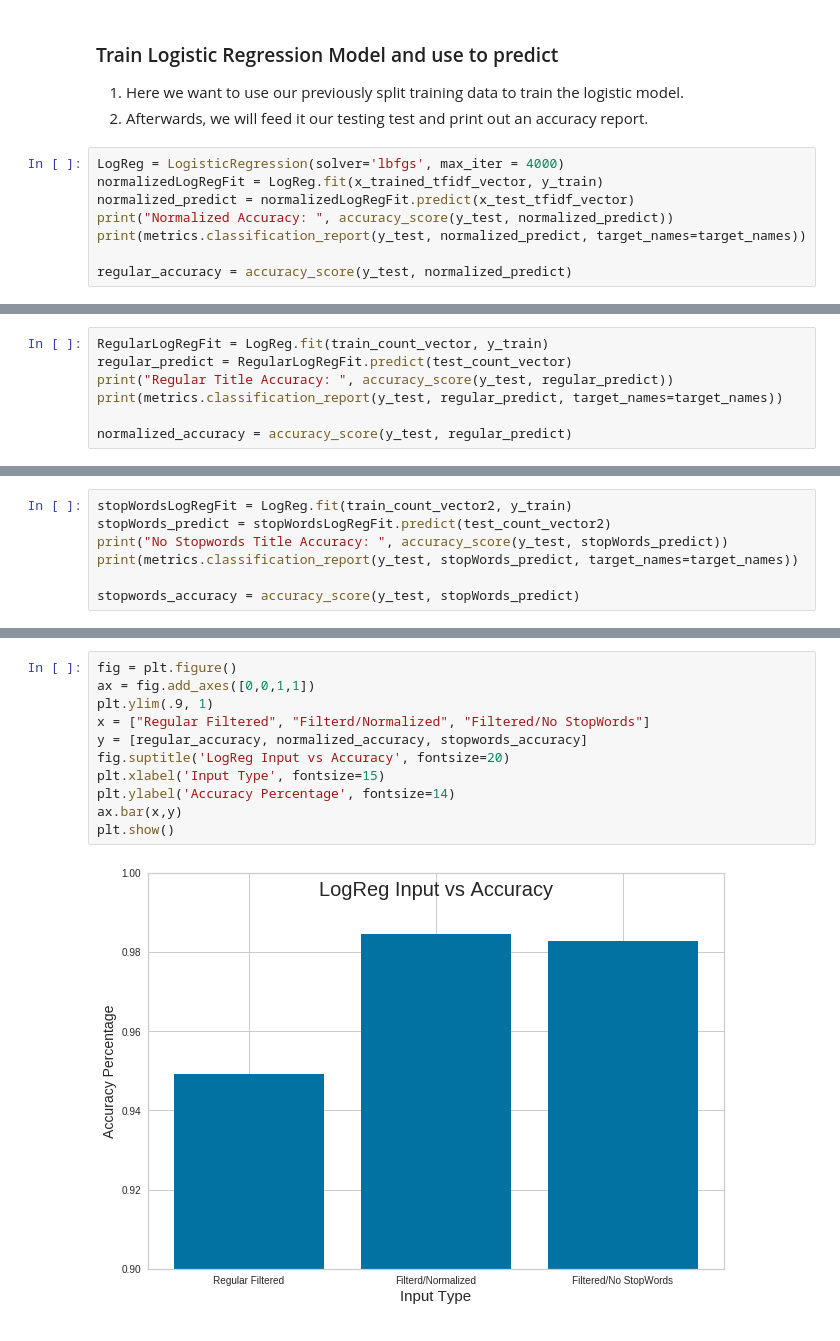
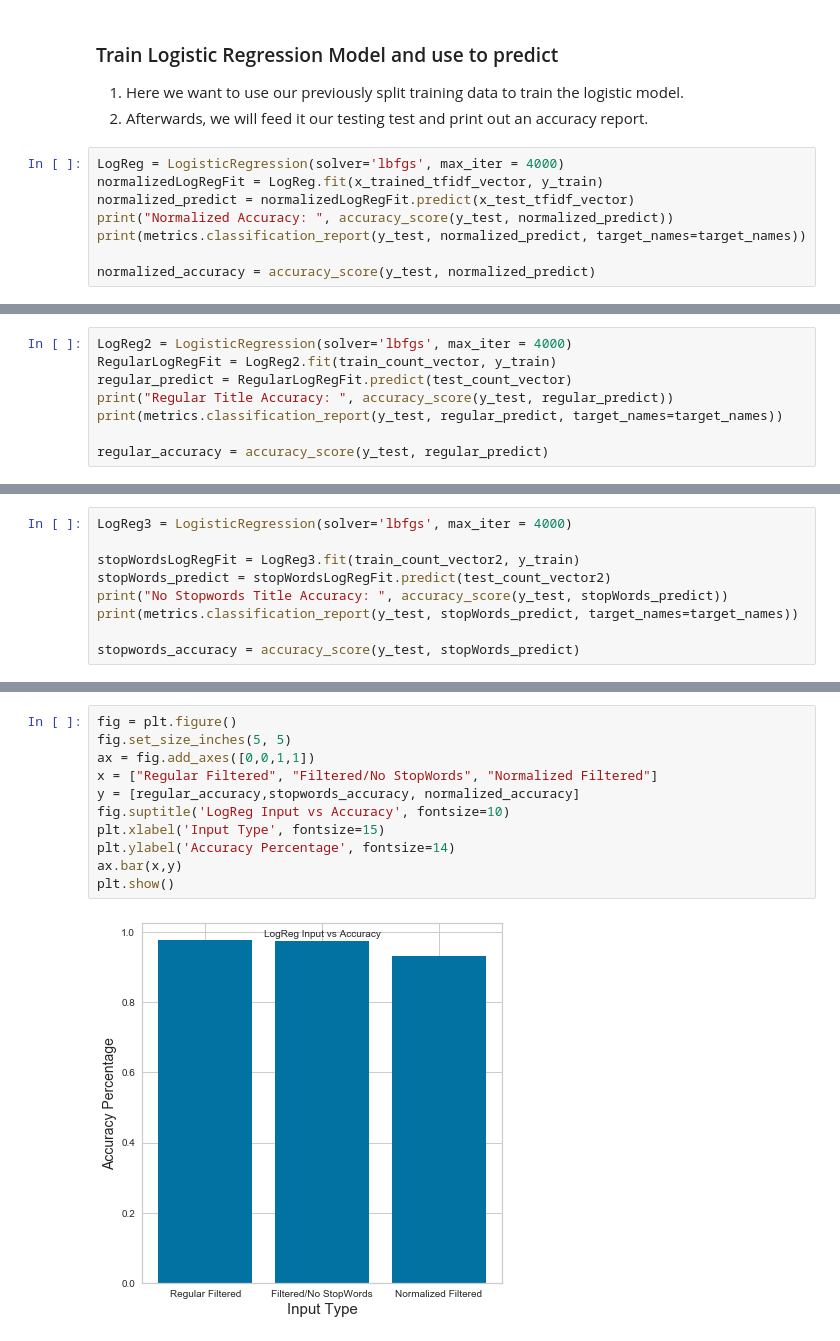
Before and after one commit to loc-vu/yt-trends, a Jupyter notebook: Logistic Regression Model.ipynb, the cells around one changed output, grey strips where cells are left out. Cells and saved outputs as stored; diff of their text form.

```diff
--- a/Logistic Regression Model.ipynb
+++ b/Logistic Regression Model.ipynb
@@ -111,5 +111,5 @@ normalized_predict = normalizedLogRegFit.predict(x_test_tfidf_vector)
 print("Normalized Accuracy: ", accuracy_score(y_test, normalized_predict))
 print(metrics.classification_report(y_test, normalized_predict, target_names=target_names))
 
-regular_accuracy = accuracy_score(y_test, normalized_predict)
+normalized_accuracy = accuracy_score(y_test, normalized_predict)
 # %% [output]
@@ -133,8 +133,9 @@ Normalized Accuracy:  0.9492063492063492
 # %%
-RegularLogRegFit = LogReg.fit(train_count_vector, y_train)
+LogReg2 = LogisticRegression(solver='lbfgs', max_iter = 4000)
+RegularLogRegFit = LogReg2.fit(train_count_vector, y_train)
 regular_predict = RegularLogRegFit.predict(test_count_vector)
 print("Regular Title Accuracy: ", accuracy_score(y_test, regular_predict))
 print(metrics.classification_report(y_test, regular_predict, target_names=target_names))
 
-normalized_accuracy = accuracy_score(y_test, regular_predict)
+regular_accuracy = accuracy_score(y_test, regular_predict)
 # %% [output]
@@ -157,6 +158,8 @@ Regular Title Accuracy:  0.9846153846153847
          weighted avg       0.98      0.98      0.98      8190
 # %%
-stopWordsLogRegFit = LogReg.fit(train_count_vector2, y_train)
+LogReg3 = LogisticRegression(solver='lbfgs', max_iter = 4000)
+
+stopWordsLogRegFit = LogReg3.fit(train_count_vector2, y_train)
 stopWords_predict = stopWordsLogRegFit.predict(test_count_vector2)
 print("No Stopwords Title Accuracy: ", accuracy_score(y_test, stopWords_predict))
 print(metrics.classification_report(y_test, stopWords_predict, target_names=target_names))
@@ -182,15 +185,15 @@ No Stopwords Title Accuracy:  0.9827838827838827
          weighted avg       0.98      0.98      0.98      8190
 # %%
 fig = plt.figure()
+fig.set_size_inches(5, 5)
 ax = fig.add_axes([0,0,1,1])
-plt.ylim(.9, 1)
-x = ["Regular Filtered", "Filterd/Normalized", "Filtered/No StopWords"]
-y = [regular_accuracy, normalized_accuracy, stopwords_accuracy]
-fig.suptitle('LogReg Input vs Accuracy', fontsize=20)
+x = ["Regular Filtered", "Filtered/No StopWords", "Normalized Filtered"]
+y = [regular_accuracy,stopwords_accuracy, normalized_accuracy]
+fig.suptitle('LogReg Input vs Accuracy', fontsize=10)
 plt.xlabel('Input Type', fontsize=15)
 plt.ylabel('Accuracy Percentage', fontsize=14)
 ax.bar(x,y)
 plt.show()
 # %% [output]
-[figure, old version]
+[figure, new version]
 # %%
```
Also changed, not shown: parts of 10 cells of this notebook, 1 other file.
